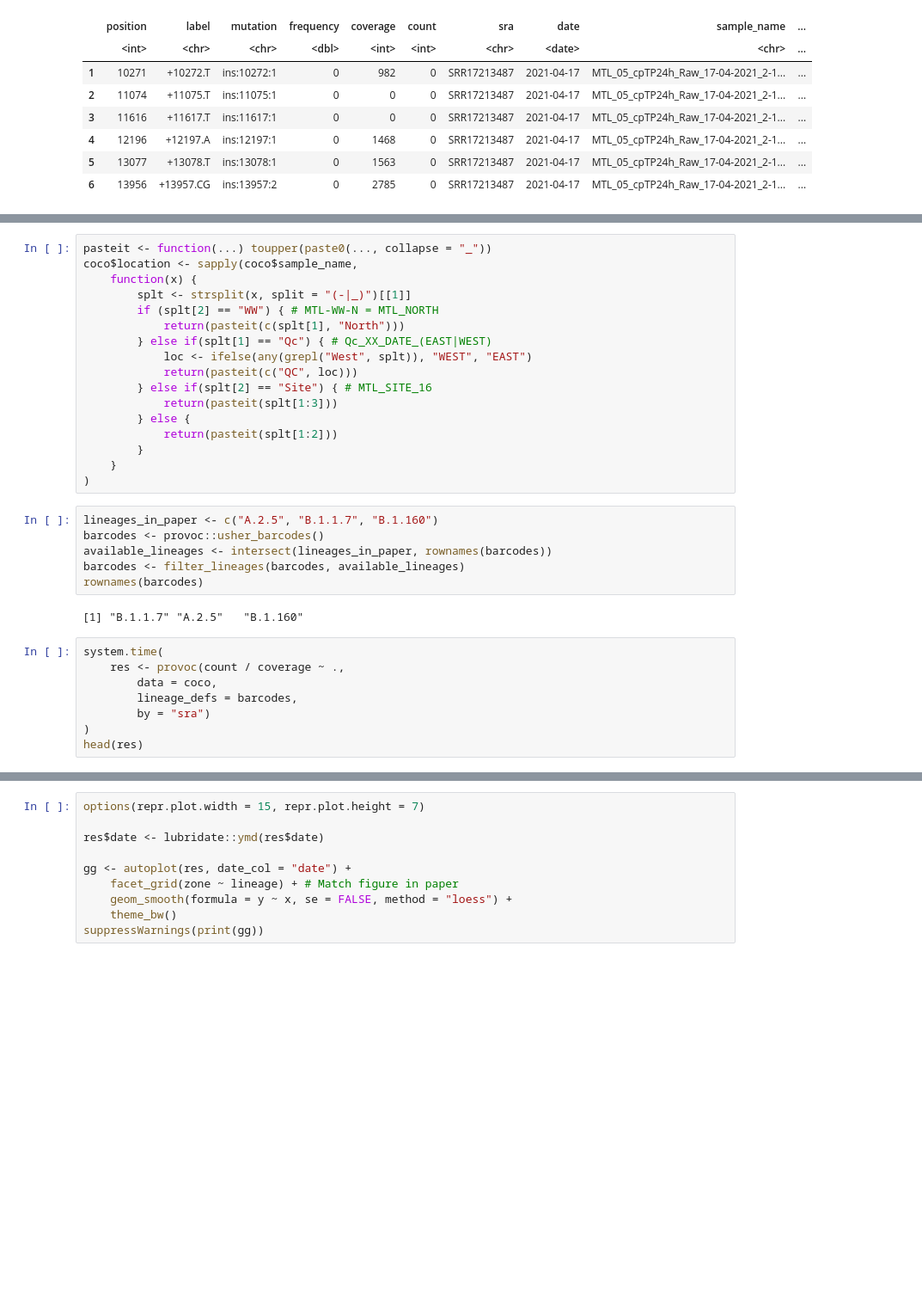
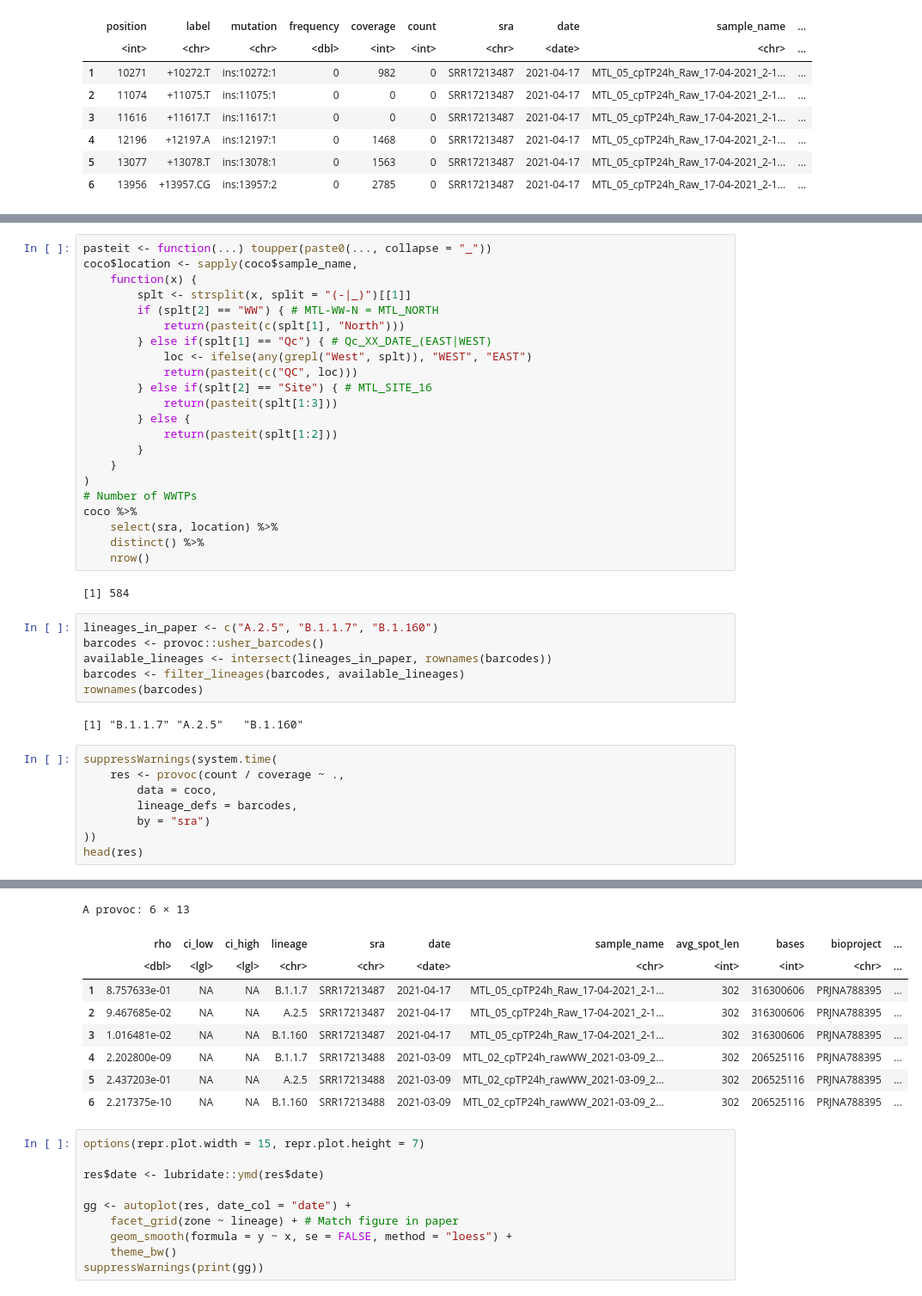
Before and after one commit to DASL-Lab/data-treatment-plant, a Jupyter notebook: provoc/PRJNA788395-NGuessan.ipynb, the cells around one changed output, grey strips where cells are left out. Shown at 86% size. Cells and saved outputs as stored; diff of their text form; blank space fills up the shorter version.

```diff
--- a/provoc/PRJNA788395-NGuessan.ipynb
+++ b/provoc/PRJNA788395-NGuessan.ipynb
@@ -82,6 +83,13 @@ coco$location <- sapply(coco$sample_name,
         }
     }
 )
+# Number of WWTPs
+coco %>%
+    select(sra, location) %>%
+    distinct() %>%
+    nrow()
+# %% [output]
+[1] 584
 # %%
 lineages_in_paper <- c("A.2.5", "B.1.1.7", "B.1.160")
 barcodes <- provoc::usher_barcodes()
@@ -91,10 +99,11 @@ rownames(barcodes)
 # %% [output]
 [1] "B.1.1.7" "A.2.5"   "B.1.160"
 # %%
-system.time(
+suppressWarnings(system.time(
     res <- provoc(count / coverage ~ .,
         data = coco,
         lineage_defs = barcodes,
         by = "sra")
-)
+))
 head(res)
+# %% [output]
@@ -101,3 +112,12 @@ head(res)
+A provoc: 6 × 13
+|  | rho | ci_low | ci_high | lineage | sra | date | sample_name | avg_spot_len | bases | bioproject | ... |
+|  | <dbl> | <lgl> | <lgl> | <chr> | <chr> | <date> | <chr> | <int> | <int> | <chr> | ... |
+| 1 | 8.757633e-01 | NA | NA | B.1.1.7 | SRR17213487 | 2021-04-17 | MTL_05_cpTP24h_Raw_17-04-2021_2-1... | 302 | 316300606 | PRJNA788395 | ... |
+| 2 | 9.467685e-02 | NA | NA | A.2.5 | SRR17213487 | 2021-04-17 | MTL_05_cpTP24h_Raw_17-04-2021_2-1... | 302 | 316300606 | PRJNA788395 | ... |
+| 3 | 1.016481e-02 | NA | NA | B.1.160 | SRR17213487 | 2021-04-17 | MTL_05_cpTP24h_Raw_17-04-2021_2-1... | 302 | 316300606 | PRJNA788395 | ... |
+| 4 | 2.202800e-09 | NA | NA | B.1.1.7 | SRR17213488 | 2021-03-09 | MTL_02_cpTP24h_rawWW_2021-03-09_2... | 302 | 206525116 | PRJNA788395 | ... |
+| 5 | 2.437203e-01 | NA | NA | A.2.5 | SRR17213488 | 2021-03-09 | MTL_02_cpTP24h_rawWW_2021-03-09_2... | 302 | 206525116 | PRJNA788395 | ... |
+| 6 | 2.217375e-10 | NA | NA | B.1.160 | SRR17213488 | 2021-03-09 | MTL_02_cpTP24h_rawWW_2021-03-09_2... | 302 | 206525116 | PRJNA788395 | ... |
 # %%
 options(repr.plot.width = 15, repr.plot.height = 7)
 
```
Also changed, not shown: parts of 3 cells of this notebook.
